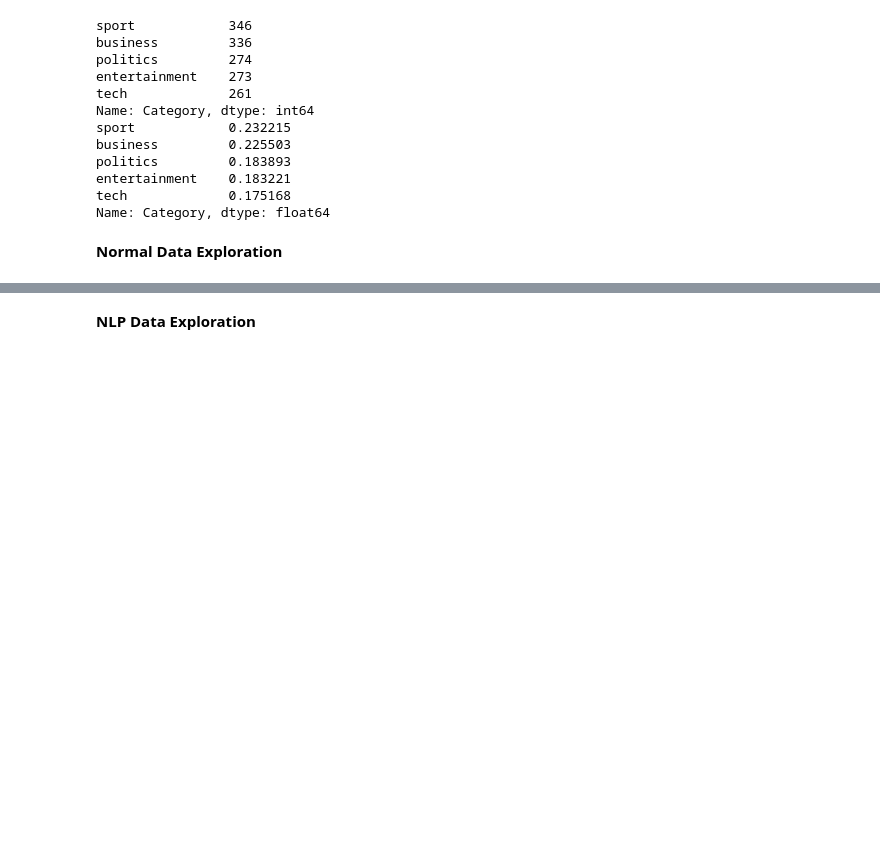
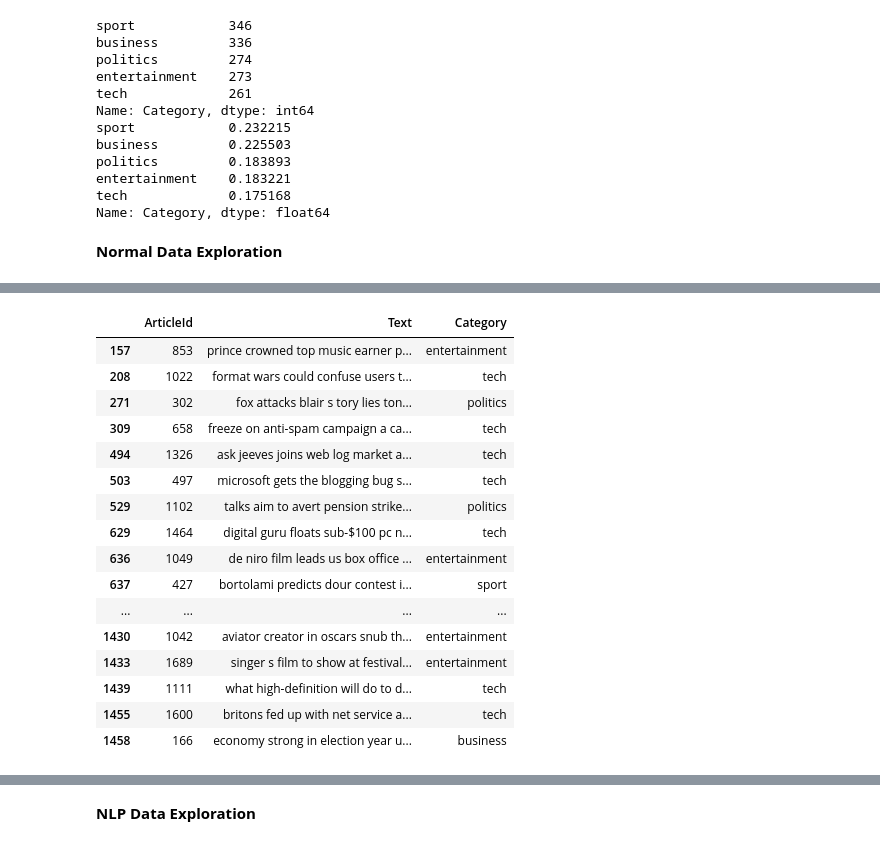
Before and after one commit to YJAIN59/nlp_article_categorization, a Jupyter notebook: main.ipynb, the cells around one changed output, grey strips where cells are left out. Saved outputs shown, nothing was run; the diff lists cells and outputs as text; code cells hidden in the pictures; blank space fills up the shorter version.

```diff
--- a/main.ipynb
+++ b/main.ipynb
@@ -69,3 +85,21 @@ data_raw['Text'].where(data_raw['ArticleId'].duplicated()==False)
 # %%
-data_raw[data_raw['Text'].duplicated()==True]
+data_raw[data_raw[['Text', 'Category']].duplicated()==True]
+# %% [output]
+|  | ArticleId | Text | Category |
+| 157 | 853 | prince crowned top music earner p... | entertainment |
+| 208 | 1022 | format wars could confuse users t... | tech |
+| 271 | 302 | fox attacks blair s tory lies ton... | politics |
+| 309 | 658 | freeze on anti-spam campaign a ca... | tech |
+| 494 | 1326 | ask jeeves joins web log market a... | tech |
+| 503 | 497 | microsoft gets the blogging bug s... | tech |
+| 529 | 1102 | talks aim to avert pension strike... | politics |
+| 629 | 1464 | digital guru floats sub-$100 pc n... | tech |
+| 636 | 1049 | de niro film leads us box office ... | entertainment |
+| 637 | 427 | bortolami predicts dour contest i... | sport |
+| ... | ... | ... | ... |
+| 1430 | 1042 | aviator creator in oscars snub th... | entertainment |
+| 1433 | 1689 | singer s film to show at festival... | entertainment |
+| 1439 | 1111 | what high-definition will do to d... | tech |
+| 1455 | 1600 | britons fed up with net service a... | tech |
+| 1458 | 166 | economy strong in election year u... | business |
 # %%
```
Also changed, not shown: parts of 9 cells of this notebook.
